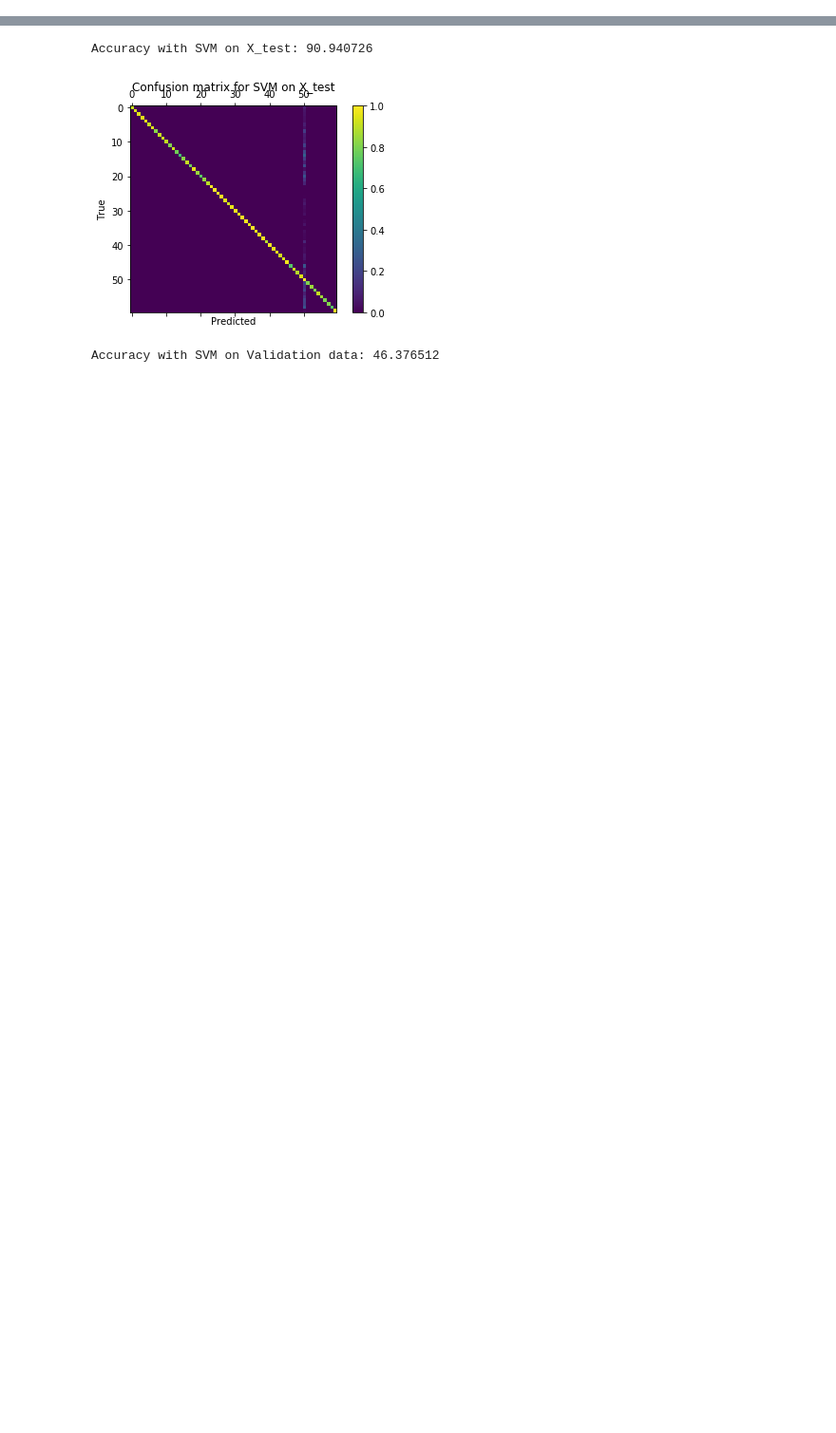
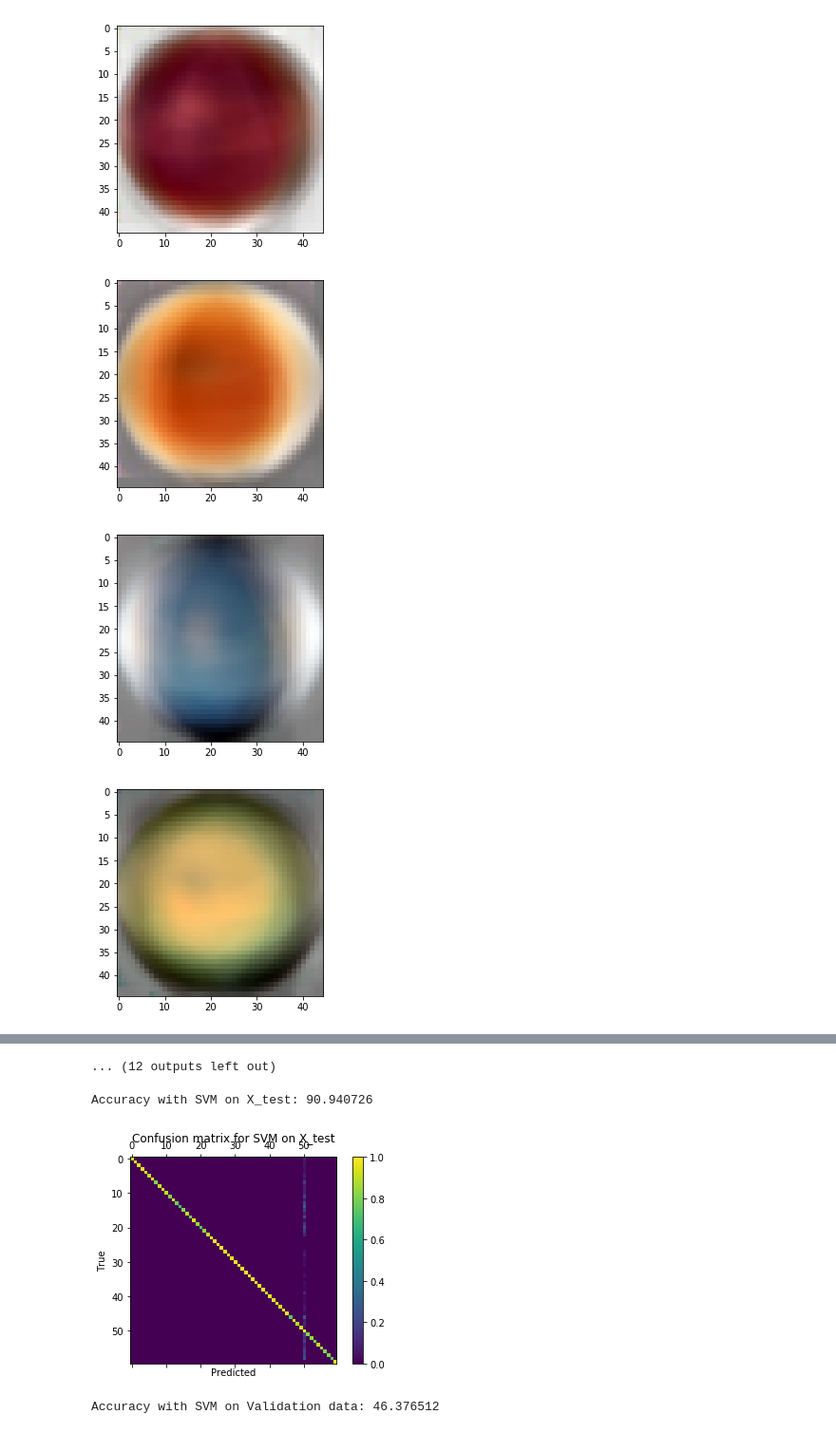
Before and after one commit to jodander/ECE228_Final_Project, a Jupyter notebook: FinalProj.ipynb, the cells around one changed output, grey strips where cells are left out. Shown at 95% size. Saved outputs shown, nothing was run; the diff lists cells and outputs as text; code cells hidden in the pictures; blank space fills up the shorter version.

```diff
--- a/FinalProj.ipynb
+++ b/FinalProj.ipynb
@@ -16,16 +16,18 @@ from sklearn import svm as svm_sk
 from sklearn.metrics import accuracy_score
 from sklearn.metrics import confusion_matrix
 from sklearn.preprocessing import normalize
+import time
 
 # Preprocessing Training data
 fruit_images_t = []
 labels_t = []
+imagesize = 45
 for fruit_dir_path in glob.glob("fruits-360/Training/*"):
     fruit_label = fruit_dir_path.split("\\")[-1]
     for image_path in glob.glob(os.path.join(fruit_dir_path, "*.jpg")):
         image = cv2.imread(image_path, cv2.IMREAD_COLOR)
 
-        image = cv2.resize(image, (45, 45))
+        image = cv2.resize(image, (imagesize, imagesize))
         image = cv2.cvtColor(image, cv2.COLOR_RGB2BGR)
 
         fruit_images_t.append(image)
@@ -41,7 +43,7 @@ for fruit_dir_path in glob.glob("fruits-360/Validation/*"):
     for image_path in glob.glob(os.path.join(fruit_dir_path, "*.jpg")):
         image = cv2.imread(image_path, cv2.IMREAD_COLOR)
 
-        image = cv2.resize(image, (45, 45))
+        image = cv2.resize(image, (imagesize, imagesize))
         image = cv2.cvtColor(image, cv2.COLOR_RGB2BGR)
 
         fruit_images_v.append(image)
@@ -57,7 +59,7 @@ id_to_name_t = {id: name for (name, id) in name_id_t}
 name_to_id_t = {name: id for (name, id) in name_id_t}
 label_ids_t = np.array([name_to_id_t[x] for x in labels_t])
 
-# Create dicts/arrays for Validation data
+# Create dicts/arrays for Validation dat
 names_v = np.unique(labels_v)
 ids_v = [k for k in range(len(names_v))]
 id_name_v = list(zip(ids_v, names_v))
@@ -69,14 +71,36 @@ label_ids_v = np.array([name_to_id_v[x] for x in labels_v])
 # %%
 # PCA Cell
 # Scale Training data and then run PCA on it
+ncomp = 24
 scaler = StandardScaler()
 scaled_images = scaler.fit_transform([im.flatten() for im in fruit_images_t])
-pca = PCA(n_components=80)
+pca = PCA(n_components=ncomp)
+
 pca_result_t = pca.fit_transform(scaled_images)
-
+#print(pca.explained_variance_ratio_)
+#print(np.sum(pca.explained_variance_ratio_))
+#print(pca_result_t)
+#print(pca.components_[0])
+for i in range(ncomp):
+    maxx = np.max(pca.components_[i])
+    minn = np.min(pca.components_[i])
+    diver = maxx - minn
+    plt.figure()
+    im = (pca.components_[i].reshape((imagesize,imagesize,3)) -minn)/diver
+    image = np.zeros((imagesize, imagesize, 3))
+    image[:,:,0] = im[:,:,2]
+    image[:,:,1] = im[:,:,1]
+    image[:,:,2] = im[:,:,0]
+    plt.imshow(image)
+#print(fruit_images_t[0].flatten().shape)
 # Split training set
-X_train, X_test, y_train, y_test = train_test_split(pca_result_t, label_ids_t, test_size=0.6)
+X_train, X_test, y_train, y_test = train_test_split(pca_result_t, label_ids_t, test_size=0)
 
 # Scale Validation Data and run PCA on it
 images_scaled = scaler.transform([im.flatten() for im in fruit_images_v])
 pca_result_v = pca.transform(images_scaled)
+# %% [output]
+[figure, added]
+[figure, added]
+[figure, added]
+[figure, added]
@@ -82,0 +115 @@ pca_result_v = pca.transform(images_scaled)
+... (12 outputs left out)
```
Also changed, not shown: parts of 7 cells of this notebook.
